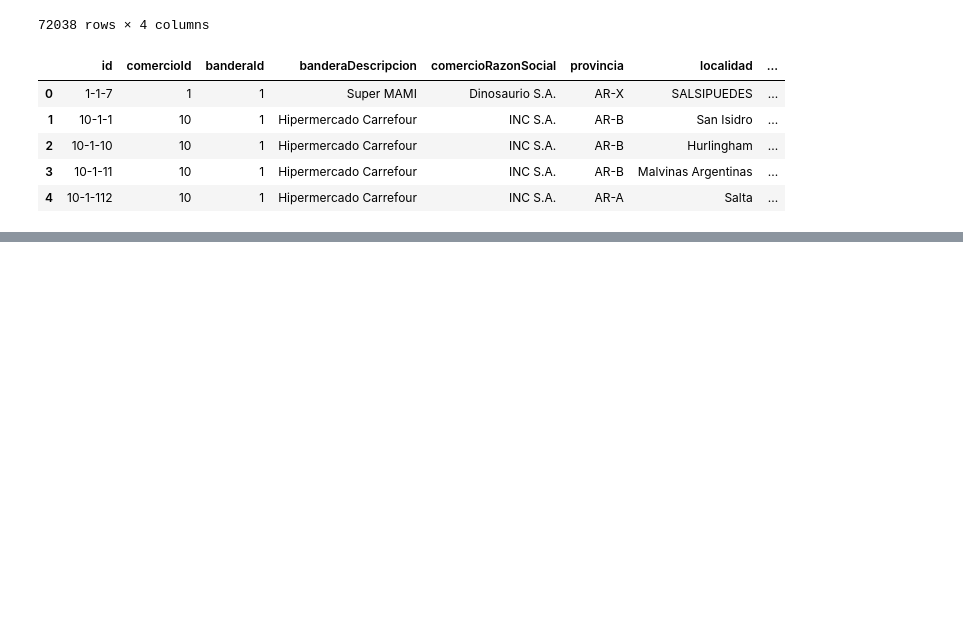
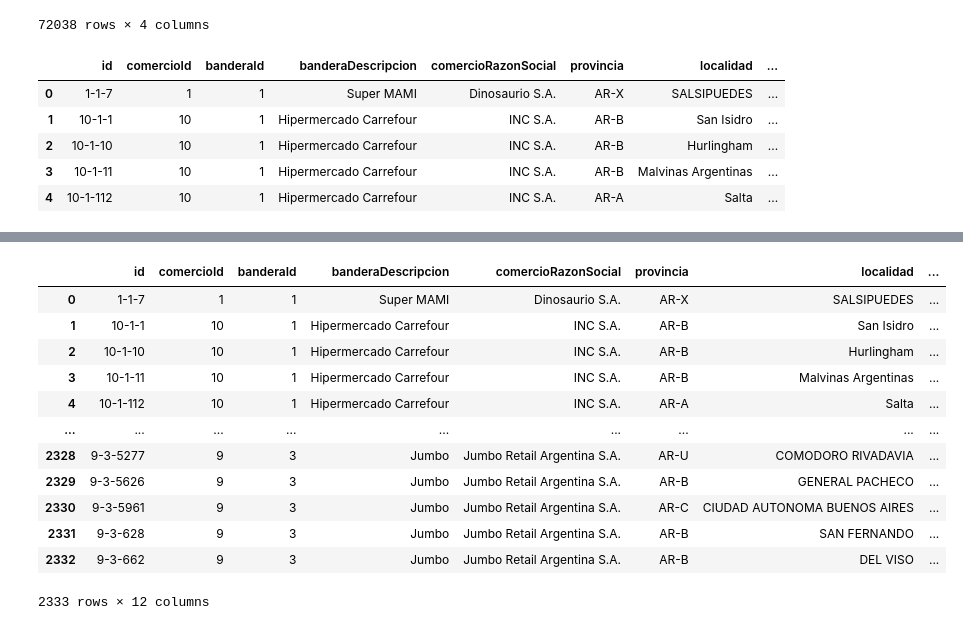
Before and after one commit to Martu-t/Martha-Tarantino-DSH-PI_DE, a Jupyter notebook: pipeline.ipynb, the cells around one changed output, grey strips where cells are left out. Drawn from its saved outputs; the diff is of its cells as text; code cells hidden in the pictures; blank space fills up the shorter version.

```diff
--- a/pipeline.ipynb
+++ b/pipeline.ipynb
@@ -18,6 +20,9 @@ dataset6 = 'Datasets_relevamiento_precios/sucursal.csv' #csv sucursal
 #abro el archivo y veo el encoding -
 #TAREA: buscar si hay otra forma autom. de hacerlo
 def detect_encoding(dataset):
+    '''
+    Esta función sirve para detectar los tipo de enconding para distintos formatos
+    '''
     with open(dataset, 'rb') as f:
         enc = chardet.detect(f.read())
     return enc['encoding']
@@ -191,0 +369,20 @@ sucursal.head()
+# %%
+#cambio nombre de las columnas lat y lng para que sea más claro
+sucursal.rename(columns={'lat': 'Latitud',
+                            'lng': 'Longitud'}, inplace=True)
+# %%
+sucursal
+# %% [output]
+|  | id | comercioId | banderaId | banderaDescripcion | comercioRazonSocial | provincia | localidad | ... |
+| 0 | 1-1-7 | 1 | 1 | Super MAMI | Dinosaurio S.A. | AR-X | SALSIPUEDES | ... |
+| 1 | 10-1-1 | 10 | 1 | Hipermercado Carrefour | INC S.A. | AR-B | San Isidro | ... |
+| 2 | 10-1-10 | 10 | 1 | Hipermercado Carrefour | INC S.A. | AR-B | Hurlingham | ... |
+| 3 | 10-1-11 | 10 | 1 | Hipermercado Carrefour | INC S.A. | AR-B | Malvinas Argentinas | ... |
+| 4 | 10-1-112 | 10 | 1 | Hipermercado Carrefour | INC S.A. | AR-A | Salta | ... |
+| ... | ... | ... | ... | ... | ... | ... | ... | ... |
+| 2328 | 9-3-5277 | 9 | 3 | Jumbo | Jumbo Retail Argentina S.A. | AR-U | COMODORO RIVADAVIA | ... |
+| 2329 | 9-3-5626 | 9 | 3 | Jumbo | Jumbo Retail Argentina S.A. | AR-B | GENERAL PACHECO | ... |
+| 2330 | 9-3-5961 | 9 | 3 | Jumbo | Jumbo Retail Argentina S.A. | AR-C | CIUDAD AUTONOMA BUENOS AIRES | ... |
+| 2331 | 9-3-628 | 9 | 3 | Jumbo | Jumbo Retail Argentina S.A. | AR-B | SAN FERNANDO | ... |
+| 2332 | 9-3-662 | 9 | 3 | Jumbo | Jumbo Retail Argentina S.A. | AR-B | DEL VISO | ... |
+2333 rows × 12 columns
```
Also changed, not shown: parts of 35 cells of this notebook, 2 other files.
